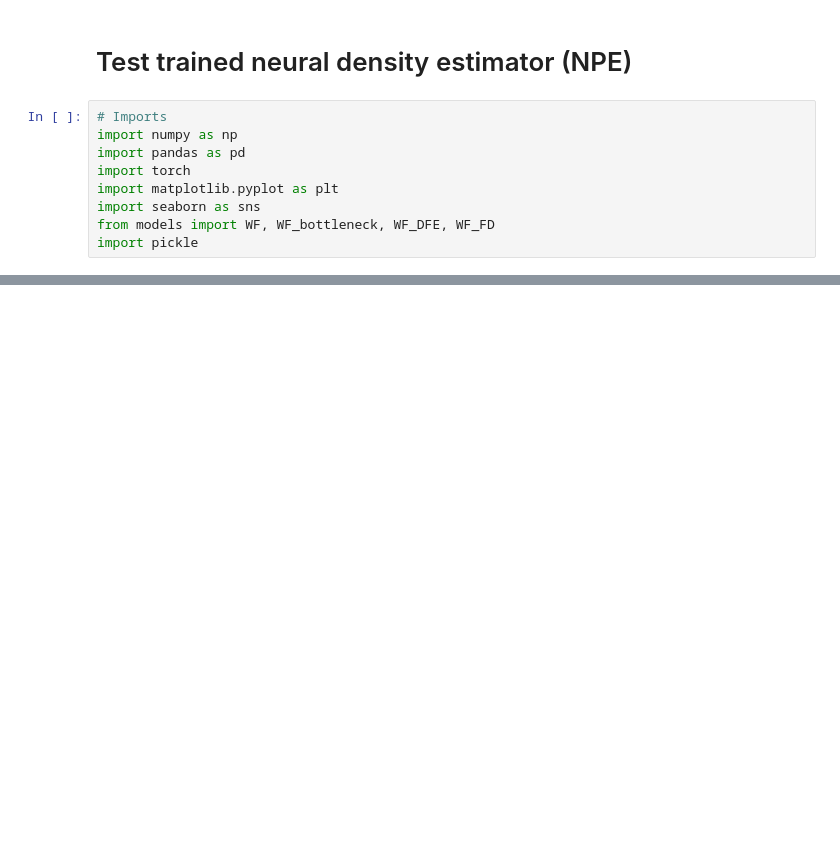
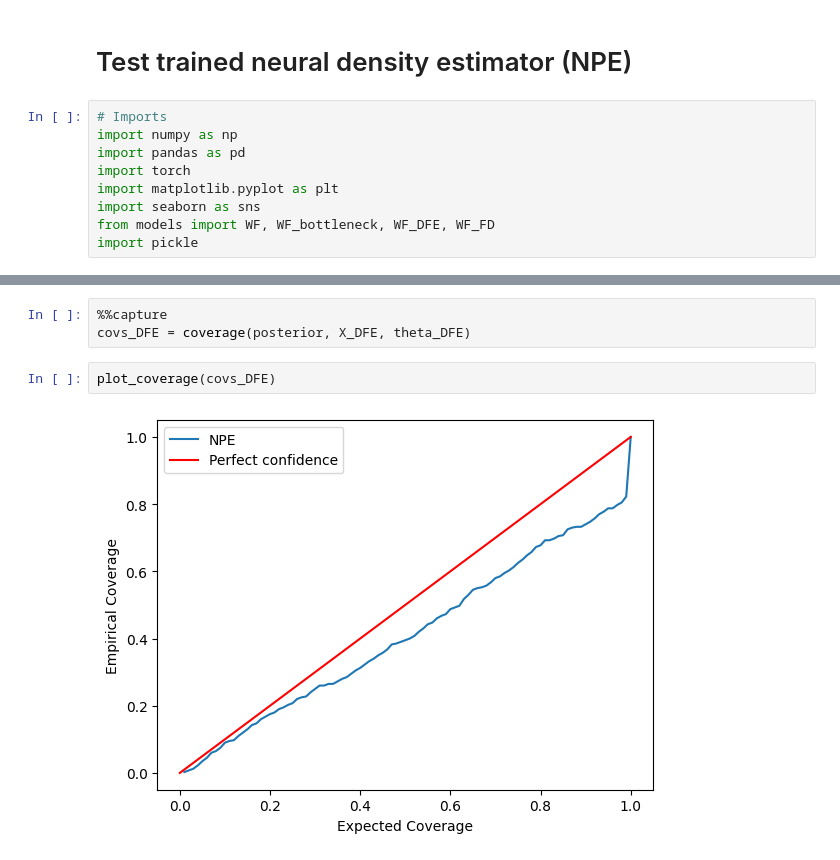
Before and after one commit to nadavbennun1/wf_ext, a Jupyter notebook: test_npe.ipynb, the cells around one changed output, grey strips where cells are left out. Drawn from its saved outputs; the diff is of its cells as text; blank space fills up the shorter version.

```diff
--- a/test_npe.ipynb
+++ b/test_npe.ipynb
@@ -49,0 +97,7 @@ test_results = test_estimator(posterior, X, theta, output_file_name='test_result
+# %%
+%%capture
+covs_DFE = coverage(posterior, X_DFE, theta_DFE)
+# %%
+plot_coverage(covs_DFE)
+# %% [output]
+[figure, added]
```
Also changed, not shown: parts of 12 cells of this notebook, 9 other files.
